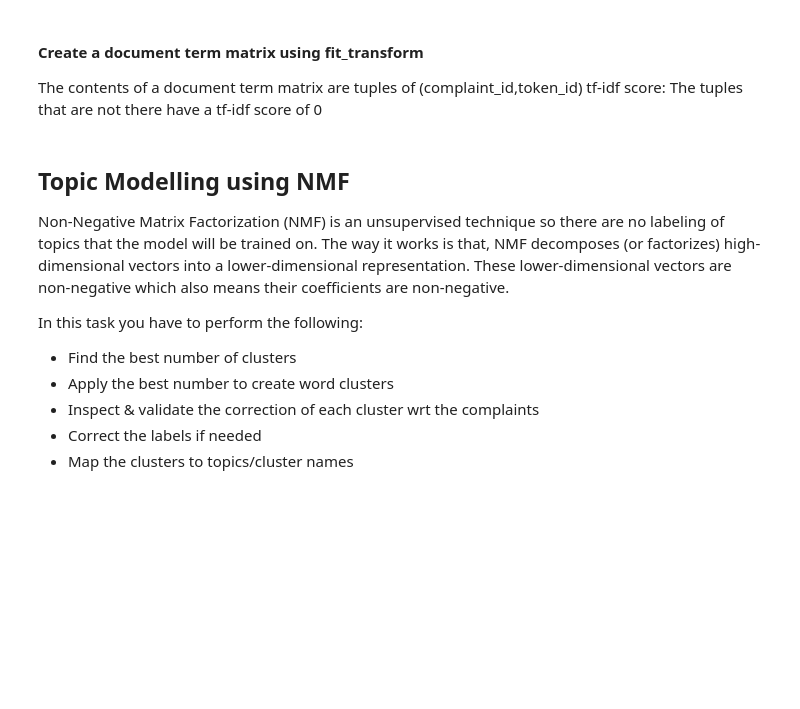
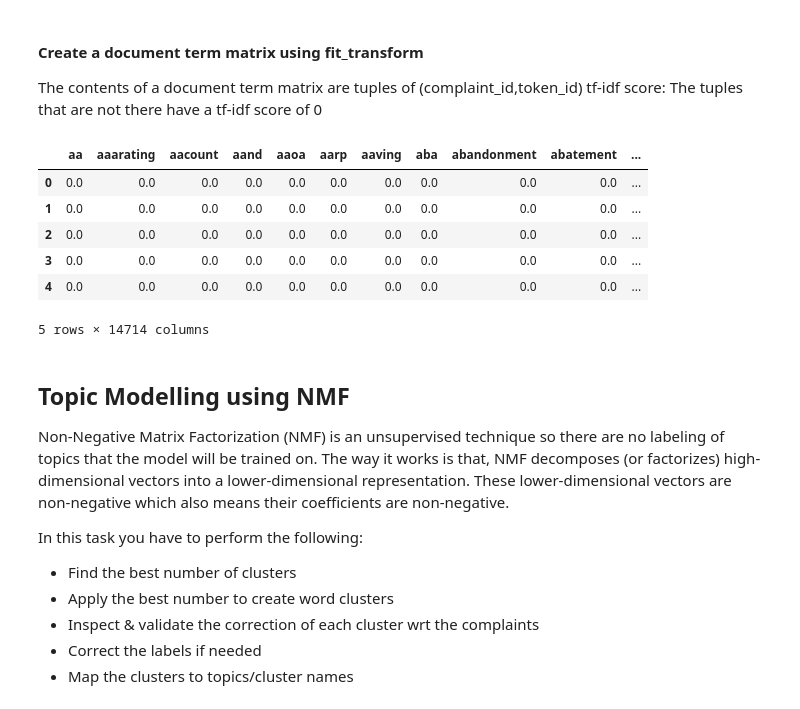
Before and after one commit to ArjunAshokKumar/Automatic-Ticket-Classification, a Jupyter notebook: Automatic_Ticket_Classification_Assignment.ipynb, the cells around one changed output. Saved outputs shown, nothing was run; the diff lists cells and outputs as text; code cells hidden in the pictures; blank space fills up the shorter version.

```diff
--- a/Automatic_Ticket_Classification_Assignment.ipynb
+++ b/Automatic_Ticket_Classification_Assignment.ipynb
@@ -516,3 +516,7 @@ max_df = 0.95 means "ignore terms that appear in more than 95% of the complaints
 
 **min_df** is used for removing terms that appear too infrequently
 min_df = 2 means "ignore terms that appear in less than 2 complaints"
+# %%
+Complaint_clean = df_clean.Complaint_clean.tolist()
+Complaint_clean_flat = [complaint for complaint in Complaint_clean]
+Complaint_clean_flat
@@ -525,6 +548,17 @@ The contents of a document term matrix are tuples of (complaint_id,token_id) tf-
 The tuples that are not there have a tf-idf score of 0
 # %%
 #Write your code here to create the Document Term Matrix by transforming the complaints column present in df_clean.
+DTM = vectorizer.fit_transform(Complaint_clean_flat)
+doc_term_matrix = pd.DataFrame(DTM.toarray(), columns = vectorizer.get_feature_names())
+doc_term_matrix.head()
+# %% [output]
+|  | aa | aaarating | aacount | aand | aaoa | aarp | aaving | aba | abandonment | abatement | ... |
+| 0 | 0.0 | 0.0 | 0.0 | 0.0 | 0.0 | 0.0 | 0.0 | 0.0 | 0.0 | 0.0 | ... |
+| 1 | 0.0 | 0.0 | 0.0 | 0.0 | 0.0 | 0.0 | 0.0 | 0.0 | 0.0 | 0.0 | ... |
+| 2 | 0.0 | 0.0 | 0.0 | 0.0 | 0.0 | 0.0 | 0.0 | 0.0 | 0.0 | 0.0 | ... |
+| 3 | 0.0 | 0.0 | 0.0 | 0.0 | 0.0 | 0.0 | 0.0 | 0.0 | 0.0 | 0.0 | ... |
+| 4 | 0.0 | 0.0 | 0.0 | 0.0 | 0.0 | 0.0 | 0.0 | 0.0 | 0.0 | 0.0 | ... |
+5 rows × 14714 columns
 # %% [markdown]
 ## Topic Modelling using NMF
 
```
Also changed, not shown: parts of 14 cells of this notebook.
